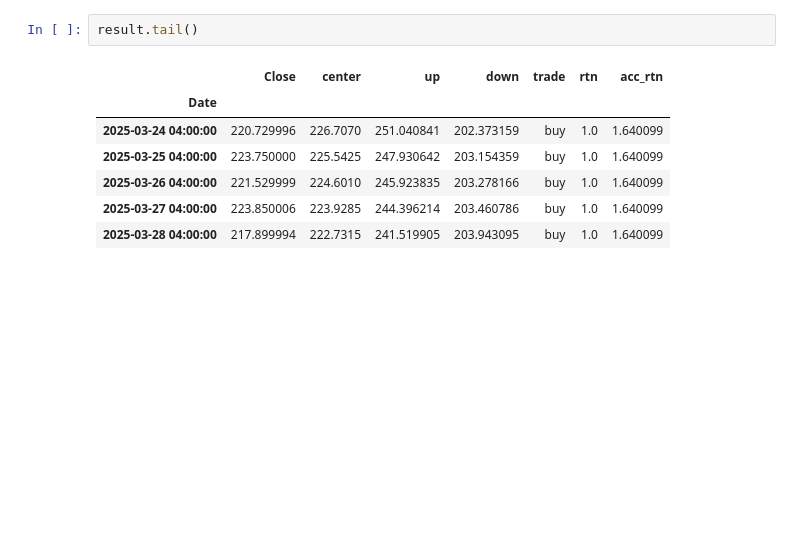
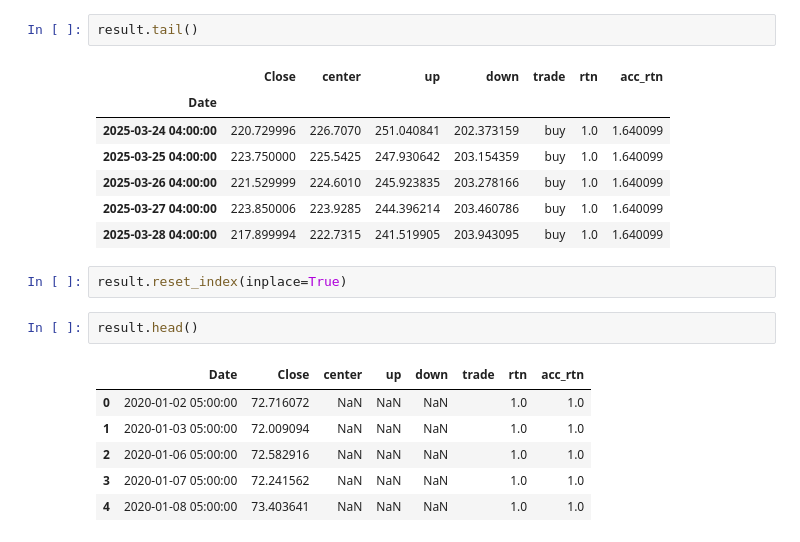
Before and after one commit to shinseongyun-git/mysite, a Jupyter notebook: test.ipynb, the cells around one changed output. Cells and saved outputs as stored; diff of their text form; blank space fills up the shorter version.

```diff
--- a/test.ipynb
+++ b/test.ipynb
@@ -68,3 +68,14 @@ result.tail()
 | 2025-03-26 04:00:00 | 221.529999 | 224.6010 | 245.923835 | 203.278166 | buy | 1.0 | 1.640099 |
 | 2025-03-27 04:00:00 | 223.850006 | 223.9285 | 244.396214 | 203.460786 | buy | 1.0 | 1.640099 |
 | 2025-03-28 04:00:00 | 217.899994 | 222.7315 | 241.519905 | 203.943095 | buy | 1.0 | 1.640099 |
+# %%
+result.reset_index(inplace=True)
+# %%
+result.head()
+# %% [output]
+|  | Date | Close | center | up | down | trade | rtn | acc_rtn |
+| 0 | 2020-01-02 05:00:00 | 72.716072 | NaN | NaN | NaN |  | 1.0 | 1.0 |
+| 1 | 2020-01-03 05:00:00 | 72.009094 | NaN | NaN | NaN |  | 1.0 | 1.0 |
+| 2 | 2020-01-06 05:00:00 | 72.582916 | NaN | NaN | NaN |  | 1.0 | 1.0 |
+| 3 | 2020-01-07 05:00:00 | 72.241562 | NaN | NaN | NaN |  | 1.0 | 1.0 |
+| 4 | 2020-01-08 05:00:00 | 73.403641 | NaN | NaN | NaN |  | 1.0 | 1.0 |
```
Also changed, not shown: parts of 8 cells of this notebook, 4 other files.
